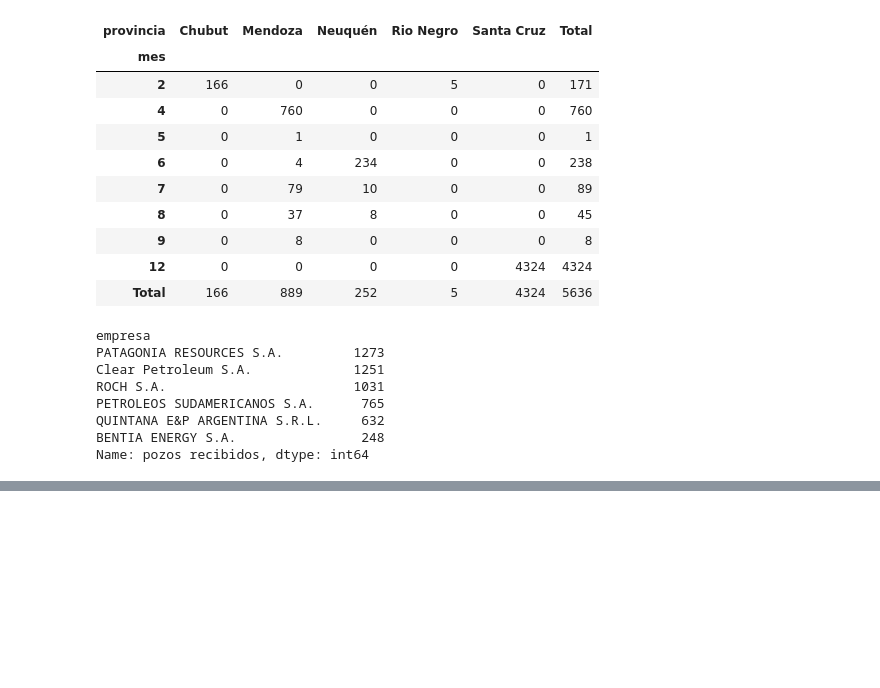
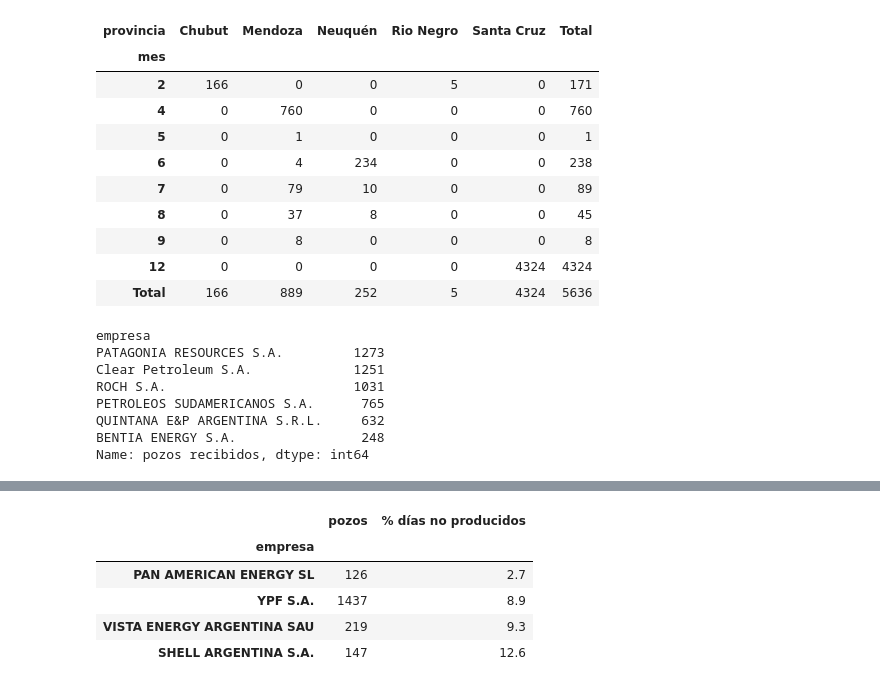
Before and after one commit to piaortiz/energia-digital-proyecto-final, a Jupyter notebook: notebooks/04_vaca_muerta_ypf.ipynb, the cells around one changed output, grey strips where cells are left out. Drawn from its saved outputs; the diff is of its cells as text; code cells hidden in the pictures; blank space fills up the shorter version.

```diff
--- a/notebooks/04_vaca_muerta_ypf.ipynb
+++ b/notebooks/04_vaca_muerta_ypf.ipynb
@@ -255,0 +278,12 @@ datos de 2026.
+# %%
+por_operadora = vm.assign(dias_mes=pet["dias_mes"], dias_no_prod=pet["dias_no_prod"]).groupby("empresa").agg(
+    pozos=("idpozo", "nunique"), dias_posibles=("dias_mes", "sum"), dias_no_prod=("dias_no_prod", "sum"))
+por_operadora["% días no producidos"] = por_operadora["dias_no_prod"] / por_operadora["dias_posibles"] * 100
+por_operadora[por_operadora["pozos"] >= 50].sort_values("% días no producidos")[["pozos", "% días no producidos"]]
+# %% [output]
+|  | pozos | % días no producidos |
+| empresa |  |  |
+| PAN AMERICAN ENERGY SL | 126 | 2.7 |
+| YPF S.A. | 1437 | 8.9 |
+| VISTA ENERGY ARGENTINA SAU | 219 | 9.3 |
+| SHELL ARGENTINA S.A. | 147 | 12.6 |
```
Also changed, not shown: parts of 6 cells of this notebook, 1 other file.
